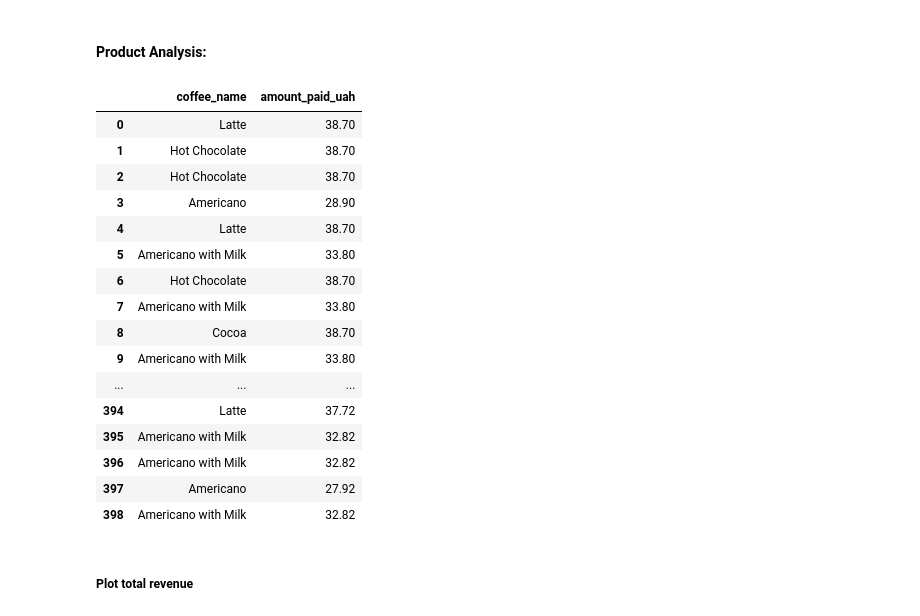
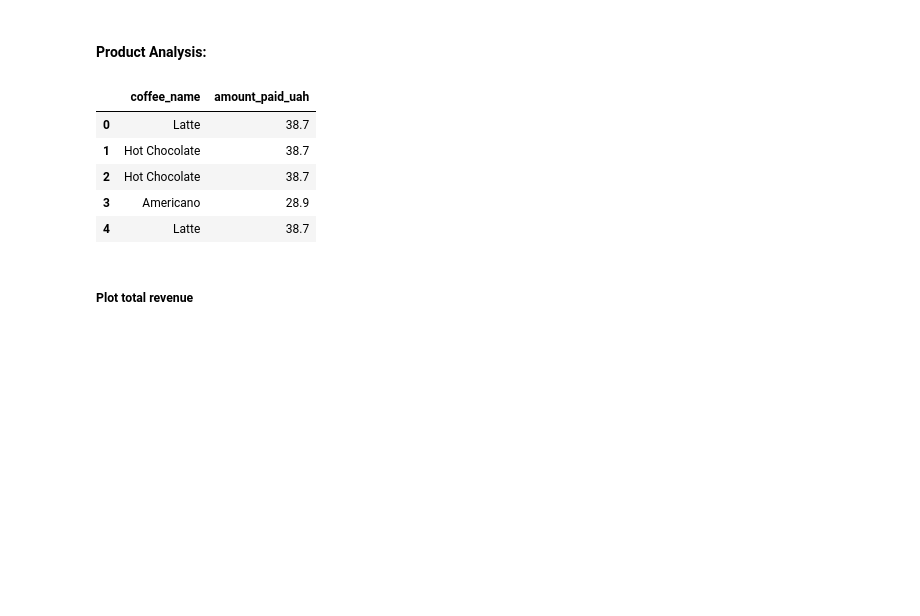
Before and after one commit to JoshuaFarara/KaggleWorld, a Jupyter notebook: notebooks/cofee_sales/coffee_sales_analyisis.ipynb, the cells around one changed output. Drawn from its saved outputs; the diff is of its cells as text; code cells hidden in the pictures; blank space fills up the shorter version.

```diff
--- a/notebooks/cofee_sales/coffee_sales_analyisis.ipynb
+++ b/notebooks/cofee_sales/coffee_sales_analyisis.ipynb
@@ -257,0 +250,4 @@ df.head(5)
+# %%
+df = df[['date', 'datetime','time', 'payment_type', 'card_number', 'amount_paid_uah', 'amount_paid_usd',
+       'coffee_name']]
+df.head()
@@ -306,25 +309,14 @@ Currency analysis:
 # %%
 df['coffee_name'] = df['coffee_name'].astype('str')
 # %%
-df[['coffee_name', 'amount_paid_uah']]
+df[['coffee_name', 'amount_paid_uah']].head()
 # %% [output]
 |  | coffee_name | amount_paid_uah |
-| 0 | Latte | 38.70 |
-| 1 | Hot Chocolate | 38.70 |
-| 2 | Hot Chocolate | 38.70 |
-| 3 | Americano | 28.90 |
-| 4 | Latte | 38.70 |
-| 5 | Americano with Milk | 33.80 |
-| 6 | Hot Chocolate | 38.70 |
-| 7 | Americano with Milk | 33.80 |
-| 8 | Cocoa | 38.70 |
-| 9 | Americano with Milk | 33.80 |
-| ... | ... | ... |
-| 394 | Latte | 37.72 |
-| 395 | Americano with Milk | 32.82 |
-| 396 | Americano with Milk | 32.82 |
-| 397 | Americano | 27.92 |
-| 398 | Americano with Milk | 32.82 |
+| 0 | Latte | 38.7 |
+| 1 | Hot Chocolate | 38.7 |
+| 2 | Hot Chocolate | 38.7 |
+| 3 | Americano | 28.9 |
+| 4 | Latte | 38.7 |
 # %% [markdown]
 ##### Plot total revenue
 # %%
```
Also changed, not shown: parts of 35 cells of this notebook, 1 other file.
